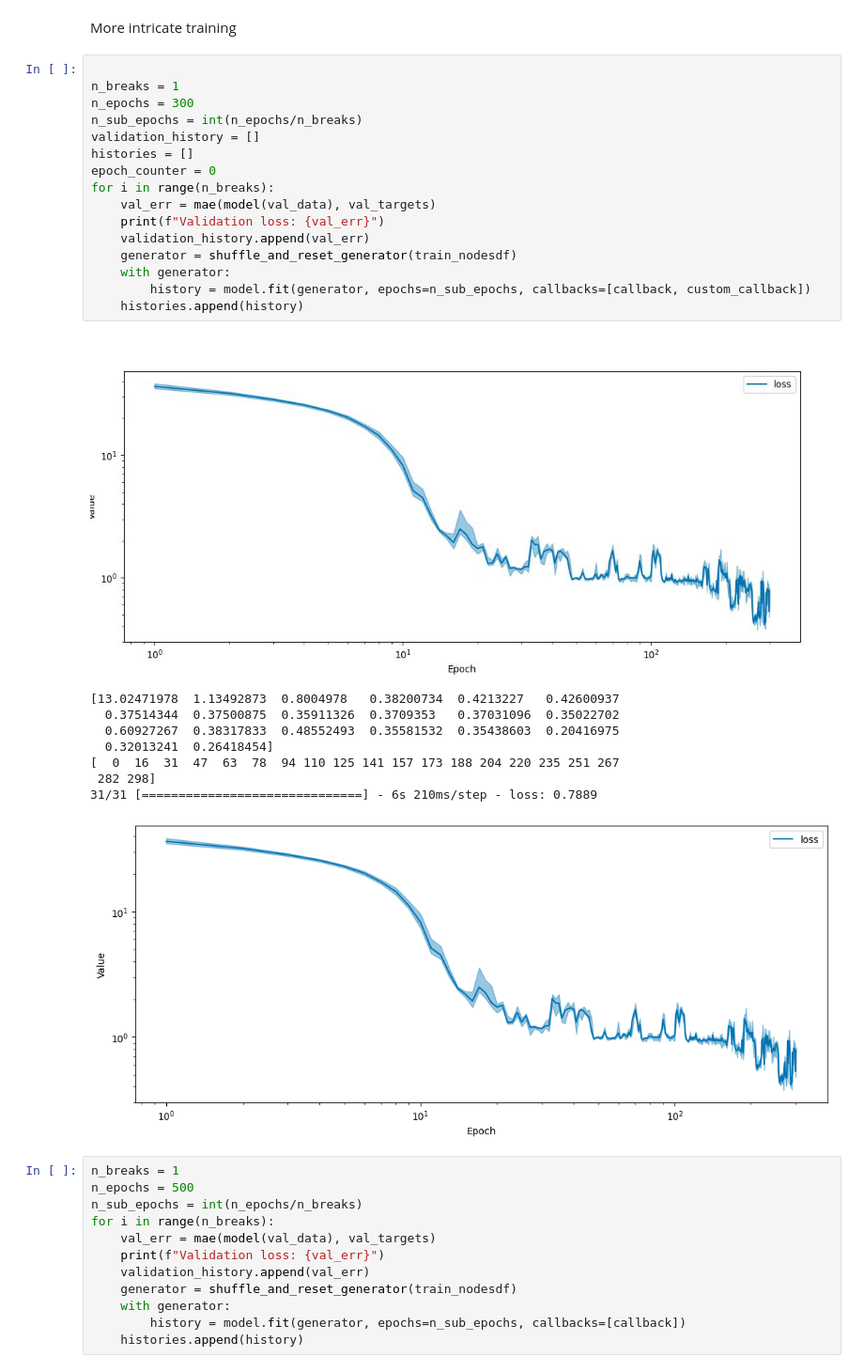
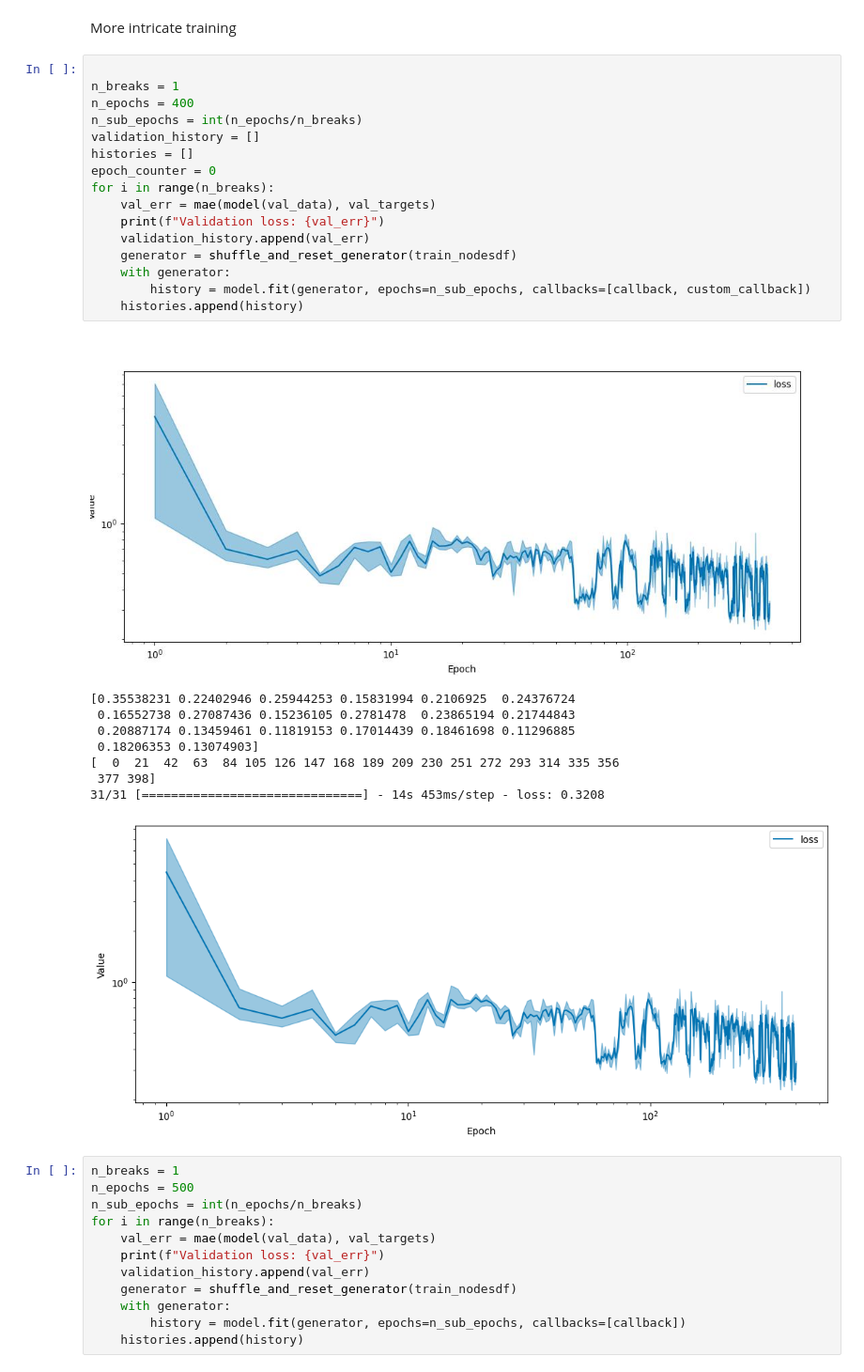
Before and after one commit to Phistian/exjobb, a Jupyter notebook: miguel/training/v_training.ipynb, the cells around one changed output. Shown at 94% size. Saved outputs shown, nothing was run; the diff lists cells and outputs as text.

```diff
--- a/miguel/training/v_training.ipynb
+++ b/miguel/training/v_training.ipynb
@@ -464,29 +486,29 @@ More intricate training
 # %%
 
 n_breaks = 1
-n_epochs = 300
+n_epochs = 400
 n_sub_epochs = int(n_epochs/n_breaks)
 validation_history = []
 histories = []
 epoch_counter = 0
 for i in range(n_breaks):
     val_err = mae(model(val_data), val_targets)
     print(f"Validation loss: {val_err}")
     validation_history.append(val_err)
     generator = shuffle_and_reset_generator(train_nodesdf)
     with generator:
         history = model.fit(generator, epochs=n_sub_epochs, callbacks=[callback, custom_callback])
     histories.append(history)
 # %% [output]
-[figure, old version]
+[figure, new version]
-[13.02471978  1.13492873  0.8004978   0.38200734  0.4213227   0.42600937
-  0.37514344  0.37500875  0.35911326  0.3709353   0.37031096  0.35022702
-  0.60927267  0.38317833  0.48552493  0.35581532  0.35438603  0.20416975
-  0.32013241  0.26418454]
-[  0  16  31  47  63  78  94 110 125 141 157 173 188 204 220 235 251 267
- 282 298]
-31/31 [==============================] - 6s 210ms/step - loss: 0.7889
+[0.35538231 0.22402946 0.25944253 0.15831994 0.2106925  0.24376724
+ 0.16552738 0.27087436 0.15236105 0.2781478  0.23865194 0.21744843
+ 0.20887174 0.13459461 0.11819153 0.17014439 0.18461698 0.11296885
+ 0.18206353 0.13074903]
+[  0  21  42  63  84 105 126 147 168 189 209 230 251 272 293 314 335 356
+ 377 398]
+31/31 [==============================] - 14s 453ms/step - loss: 0.3208
-[figure, old version]
+[figure, new version]
 # %%
 n_breaks = 1
 n_epochs = 500
```
Also changed, not shown: parts of 9 cells of this notebook.
